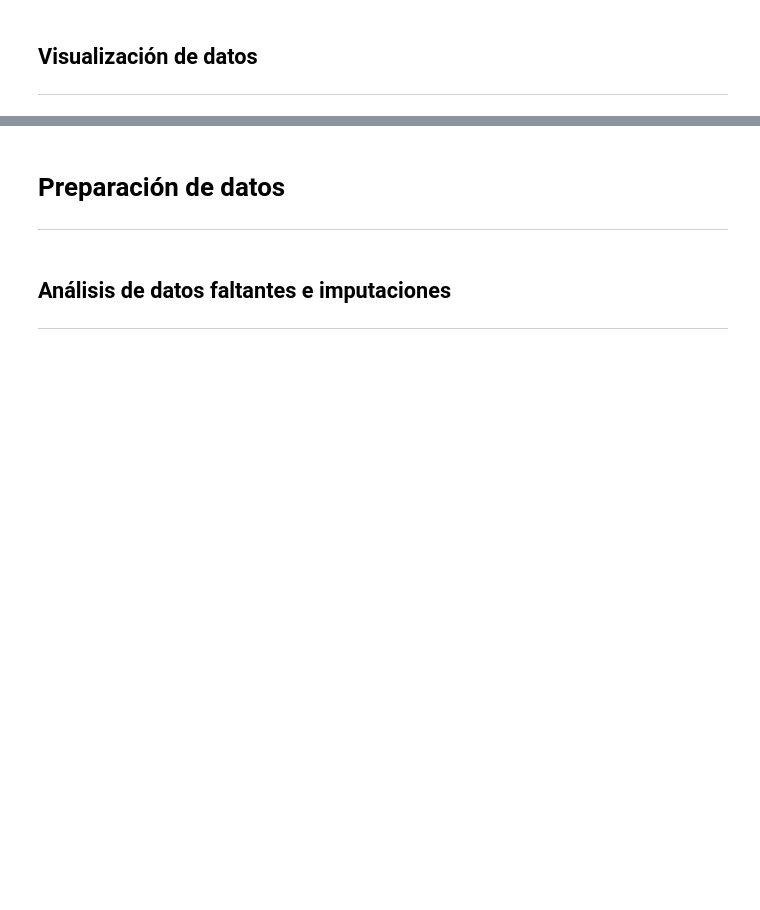
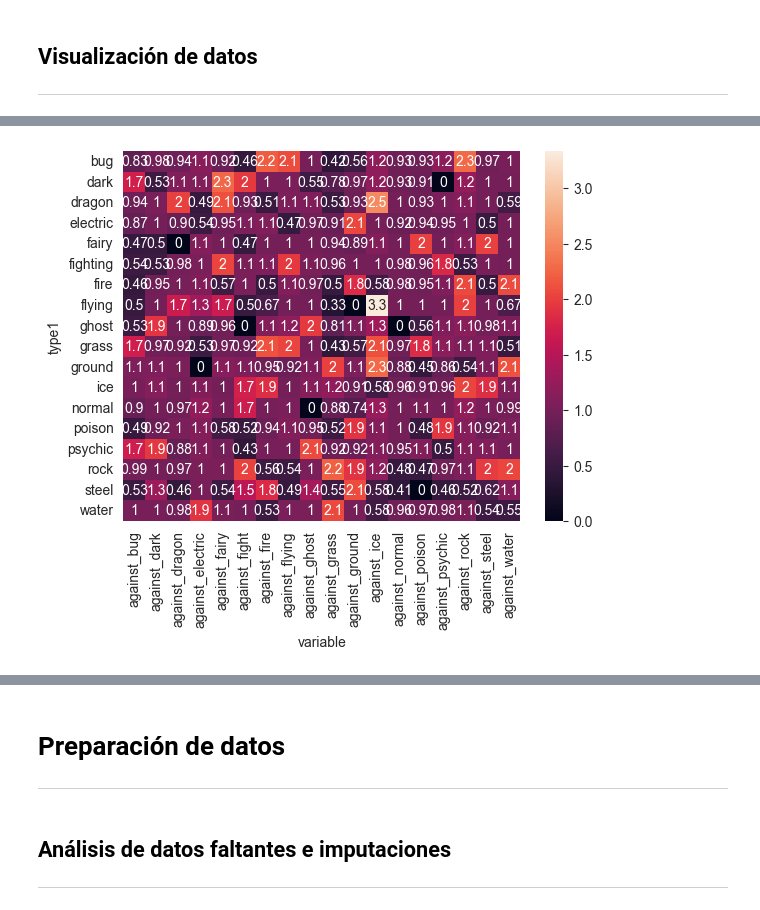
Before and after one commit to AndresF100/Projects_UNAL, a Jupyter notebook: Módulo 2/Proyecto Módulo 2.ipynb, the cells around one changed output, grey strips where cells are left out. Drawn from its saved outputs; the diff is of its cells as text; code cells hidden in the pictures; blank space fills up the shorter version.

```diff
--- a/Módulo 2/Proyecto Módulo 2.ipynb
+++ b/Módulo 2/Proyecto Módulo 2.ipynb
@@ -373,0 +246,10 @@ sns.pairplot(data,hue="HeartDisease",
+# %%
+contras1=datos[datos.columns[
+    (pd.Series(datos.columns).str.startswith('against')) |
+    (datos.columns=="type1")]].groupby(["type1"]).agg("mean")
+
+contras=contras1
+contras.reset_index(inplace=True)
+
+contras=pd.melt(contras, id_vars='type1')
+contras.head()
@@ -373,0 +263,6 @@ sns.pairplot(data,hue="HeartDisease",
+# %%
+df_heatmap = contras.pivot_table(values='value',index='type1',columns='variable',aggfunc=np.mean)
+sns.heatmap(df_heatmap,annot=True)
+plt.show()
+# %% [output]
+[figure, added]
```
Also changed, not shown: parts of 26 cells of this notebook.
